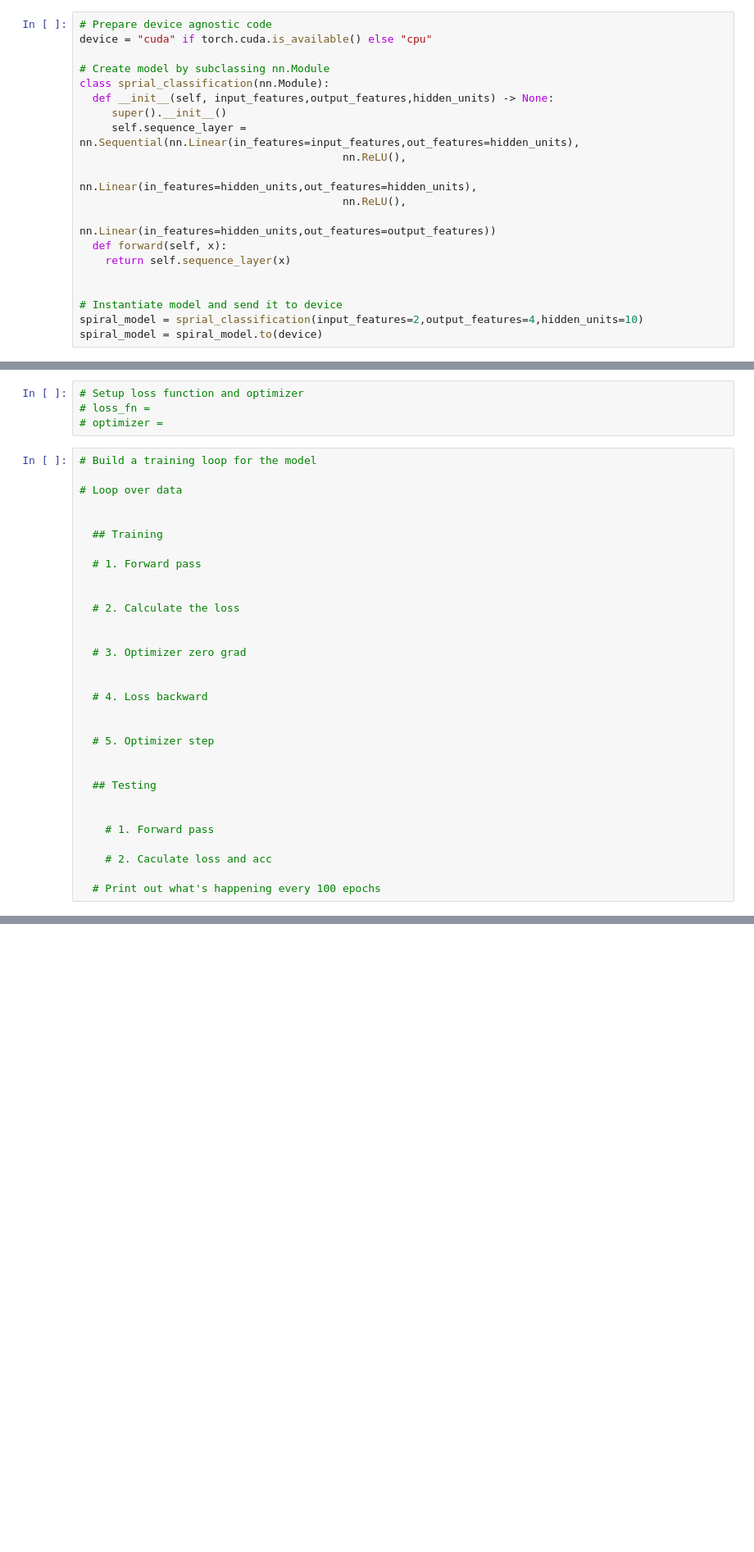
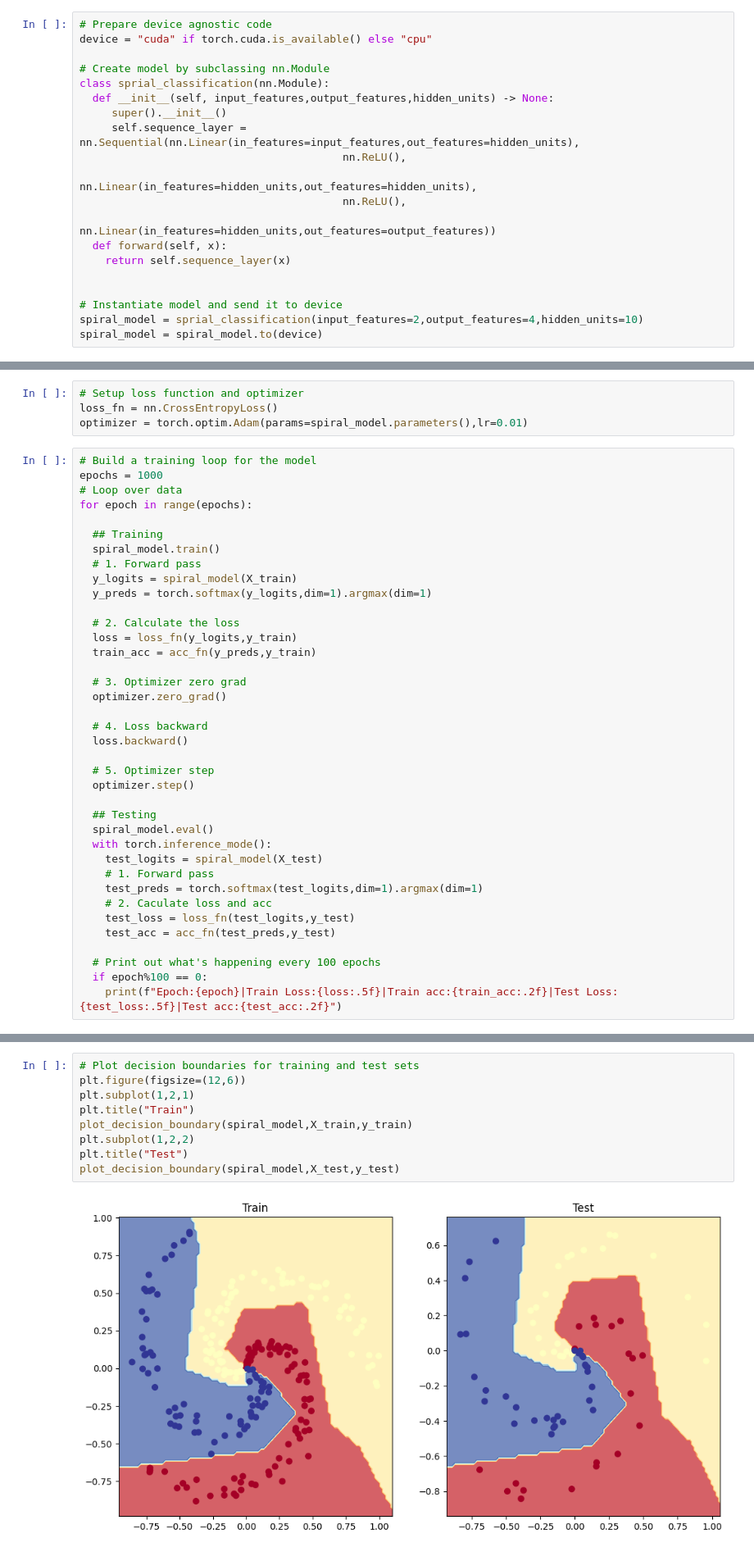
Before and after one commit to SanjaySaatyaki/pytorch_4_ml_dl, a Jupyter notebook: exercises/02_pytorch_classification_exercises.ipynb, the cells around one changed output, grey strips where cells are left out. Shown at 82% size. Saved outputs shown, nothing was run; the diff lists cells and outputs as text; blank space fills up the shorter version.

```diff
--- a/exercises/02_pytorch_classification_exercises.ipynb
+++ b/exercises/02_pytorch_classification_exercises.ipynb
@@ -431,35 +450,42 @@ Pred labels:
 # %%
 # Setup loss function and optimizer
-# loss_fn =
-# optimizer =
+loss_fn = nn.CrossEntropyLoss()
+optimizer = torch.optim.Adam(params=spiral_model.parameters(),lr=0.01)
 # %%
 # Build a training loop for the model
-
+epochs = 1000
 # Loop over data
-
+for epoch in range(epochs):
 
   ## Training
-
+  spiral_model.train()
   # 1. Forward pass
-
+  y_logits = spiral_model(X_train)
+  y_preds = torch.softmax(y_logits,dim=1).argmax(dim=1)
 
   # 2. Calculate the loss
-
+  loss = loss_fn(y_logits,y_train)
+  train_acc = acc_fn(y_preds,y_train)
 
   # 3. Optimizer zero grad
-
+  optimizer.zero_grad()
 
   # 4. Loss backward
-
+  loss.backward()
 
   # 5. Optimizer step
-
+  optimizer.step()
 
   ## Testing
-
-
+  spiral_model.eval()
+  with torch.inference_mode():
+    test_logits = spiral_model(X_test)
     # 1. Forward pass
-
+    test_preds = torch.softmax(test_logits,dim=1).argmax(dim=1)
     # 2. Caculate loss and acc
+    test_loss = loss_fn(test_logits,y_test)
+    test_acc = acc_fn(test_preds,y_test)
 
   # Print out what's happening every 100 epochs
+  if epoch%100 == 0:
+    print(f"Epoch:{epoch}|Train Loss:{loss:.5f}|Train acc:{train_acc:.2f}|Test Loss:{test_loss:.5f}|Test acc:{test_acc:.2f}")
@@ -467,0 +503,11 @@ Pred labels:
+# %%
+# Plot decision boundaries for training and test sets
+plt.figure(figsize=(12,6))
+plt.subplot(1,2,1)
+plt.title("Train")
+plot_decision_boundary(spiral_model,X_train,y_train)
+plt.subplot(1,2,2)
+plt.title("Test")
+plot_decision_boundary(spiral_model,X_test,y_test)
+# %% [output]
+[figure, added]
```
Also changed, not shown: parts of 8 cells of this notebook.
